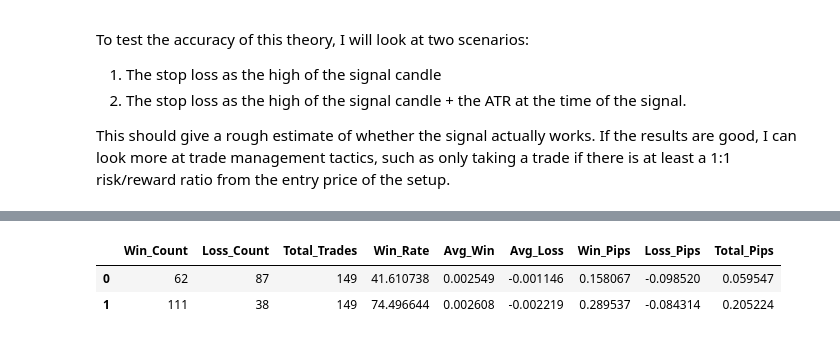
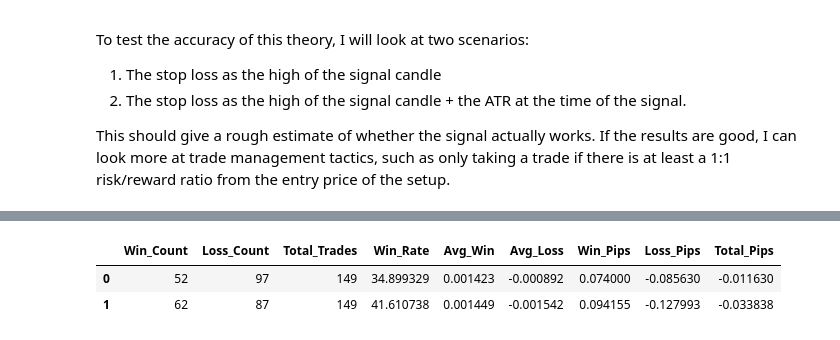
Before and after one commit to root-at-iyn/FXTradingResearch, a Jupyter notebook: research/bbu_reversal_v2.ipynb, the cells around one changed output, grey strips where cells are left out. Cells and saved outputs as stored; diff of their text form; code cells hidden in the pictures.

Commit message:
[Bugfix] correcting stoploss_high and sl_window calculations

```diff
--- a/research/bbu_reversal_v2.ipynb
+++ b/research/bbu_reversal_v2.ipynb
@@ -646,11 +729,13 @@ df[["High_Win", "High_Loss", "ATR_Win", "ATR_Loss", "High_TP", "ATR_TP", "High_S
+# %%
+df2 = df.query("Bear_BBR == True")
 # %%
 # Stats - High as SL
-high_win_count = df.query("Bear_BBR == True and High_Win > 0")["Bear_BBR"].count()
-high_loss_count = df.query("Bear_BBR == True and High_Loss > 0")["Bear_BBR"].count()
+high_win_count = df2.query("Bear_BBR == True and High_Win > 0")["Bear_BBR"].count()
+high_loss_count = df2.query("Bear_BBR == True and High_Loss > 0")["Bear_BBR"].count()
 high_total_trades = high_win_count + high_loss_count
 high_win_rate = high_win_count/high_total_trades * 100
-high_win = df.query("Bear_BBR == True and High_TP > 0")["High_TP"]
-high_loss = df.query("Bear_BBR == True and High_SL < 0")["High_SL"]
+high_win = df2.query("Bear_BBR == True and High_Gain > 0")["High_Gain"]
+high_loss = df2.query("Bear_BBR == True and High_Gain < 0")["High_Gain"]
 high_win_avg_pips = high_win.mean()
 high_loss_avg_pips = high_loss.mean()
 high_win_pips = high_win.sum()
@@ -666,36 +751,36 @@ high_pct_50_idr = {
     "Avg_Loss": high_loss_avg_pips,
     "Win_Pips": high_win_pips,
     "Loss_Pips": high_loss_pips,
     "Total_Pips": high_total_pips
 }
 
 # Stats - High + ATR as SL
-atr_win_count = df.query("Bear_BBR == True and ATR_Win > 0")["Bear_BBR"].count()
-atr_loss_count = df.query("Bear_BBR == True and ATR_Loss > 0")["Bear_BBR"].count()
+atr_win_count = df2.query("Bear_BBR == True and ATR_Win > 0")["Bear_BBR"].count()
+atr_loss_count = df2.query("Bear_BBR == True and ATR_Loss > 0")["Bear_BBR"].count()
 atr_total_trades = atr_win_count + atr_loss_count
 atr_win_rate = atr_win_count/atr_total_trades * 100
-atr_win = df.query("Bear_BBR == True and ATR_TP > 0")["ATR_TP"]
-atr_loss = df.query("Bear_BBR == True and ATR_SL < 0")["ATR_SL"]
+atr_win = df2.query("Bear_BBR == True and ATR_Gain > 0")["ATR_Gain"]
+atr_loss = df2.query("Bear_BBR == True and ATR_Gain < 0")["ATR_Gain"]
 atr_win_avg_pips = atr_win.mean()
 atr_loss_avg_pips = atr_loss.mean()
 atr_win_pips = atr_win.sum()
 atr_loss_pips = atr_loss.sum()
 atr_total_pips = atr_win_pips + atr_loss_pips
 
 atr_pct_50_idr = {
     "Win_Count": atr_win_count,
     "Loss_Count": atr_loss_count,
     "Total_Trades": atr_total_trades,
     "Win_Rate": atr_win_rate,
     "Avg_Win": atr_win_avg_pips,
     "Avg_Loss": atr_loss_avg_pips,
     "Win_Pips": atr_win_pips,
     "Loss_Pips": atr_loss_pips,
     "Total_Pips": atr_total_pips
 }
 
 pd.DataFrame([high_pct_50_idr, atr_pct_50_idr])
 # %% [output]
 |  | Win_Count | Loss_Count | Total_Trades | Win_Rate | Avg_Win | Avg_Loss | Win_Pips | Loss_Pips | Total_Pips |
-| 0 | 62 | 87 | 149 | 41.610738 | 0.002549 | -0.001146 | 0.158067 | -0.098520 | 0.059547 |
-| 1 | 111 | 38 | 149 | 74.496644 | 0.002608 | -0.002219 | 0.289537 | -0.084314 | 0.205224 |
+| 0 | 52 | 97 | 149 | 34.899329 | 0.001423 | -0.000892 | 0.074000 | -0.085630 | -0.011630 |
+| 1 | 62 | 87 | 149 | 41.610738 | 0.001449 | -0.001542 | 0.094155 | -0.127993 | -0.033838 |
```
Also changed, not shown: parts of 12 cells of this notebook.
